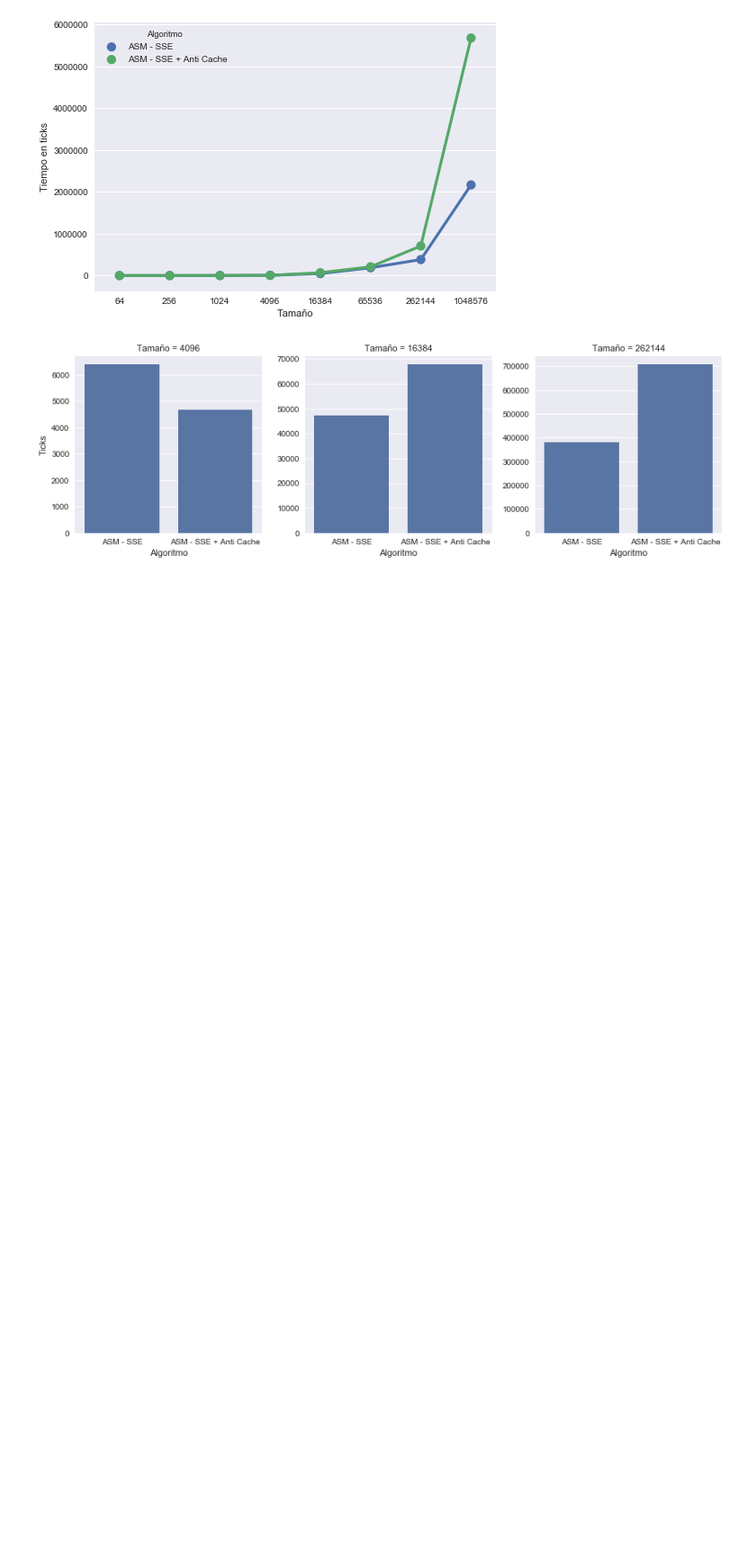
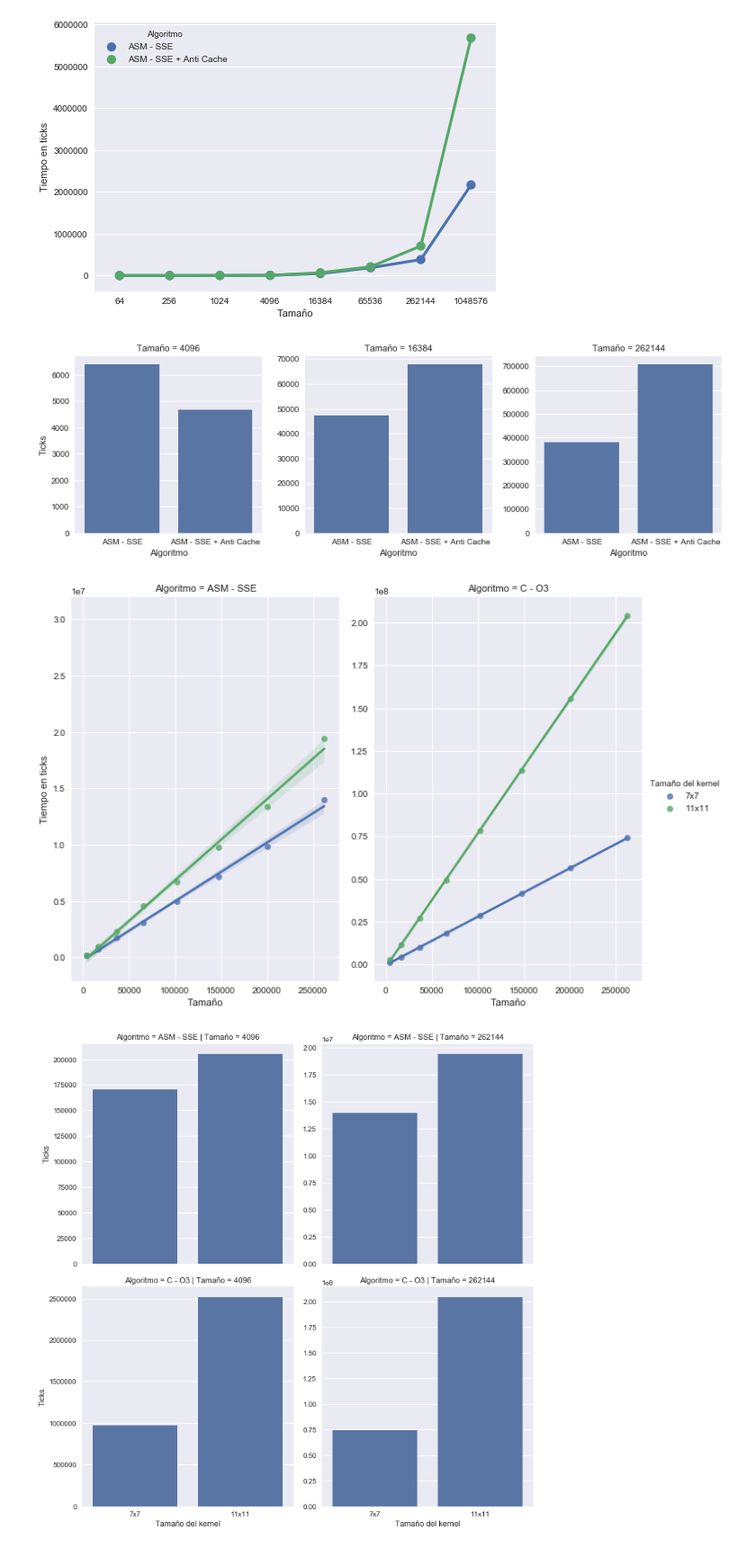
Before and after one commit to ZebaSz/orga2-tp2, a Jupyter notebook: informe/data/Orga2-TP2.ipynb, the cells around one changed output. Shown at 90% size. Cells and saved outputs as stored; diff of their text form; code cells hidden in the pictures; blank space fills up the shorter version.

Commit message:
Agregar ultimas correciones redacción y datos kernel5

```diff
--- a/informe/data/Orga2-TP2.ipynb
+++ b/informe/data/Orga2-TP2.ipynb
@@ -273,3 +273,25 @@ plt.show()
 # %% [output]
 [figure]
 [figure]
+# %%
+dfKernel = pd.read_csv('maxCloser-kernel5.csv')
+dfKernel[algo] = dfKernel[algo].map({0: O3, 1: ASM})
+dfKernel.insert(0,"Tamaño del kernel","11x11")
+dfKernel = dfKernel.groupby([algo, tam]).min().reset_index()
+
+dfMaxCloserCopy = dfMaxCloser[dfMaxCloser.Algoritmo != O0]
+dfMaxCloserCopy.insert(0,"Tamaño del kernel","7x7")
+df = pd.concat([dfMaxCloserCopy, dfKernel], ignore_index=True)
+
+g = sns.lmplot(x=tam, y=ticks, data=df, hue="Tamaño del kernel", col=algo, truncate=True, sharey=False, size=7, aspect=0.7)
+g.set_ylabels('Tiempo en ticks')
+plt.show()
+
+df = df[(df.Tamaño == maxTam) | (df.Tamaño == minTam)]
+g = sns.FacetGrid(data=df, col=tam, row=algo, sharey=False, size=5)
+g.set(ylabel='Tiempo en ticks')
+g = g.map(sns.barplot, "Tamaño del kernel", ticks, data=df)
+plt.show()
+# %% [output]
+[figure, added]
+[figure, added]
```
Also changed, not shown: 7 other files.
